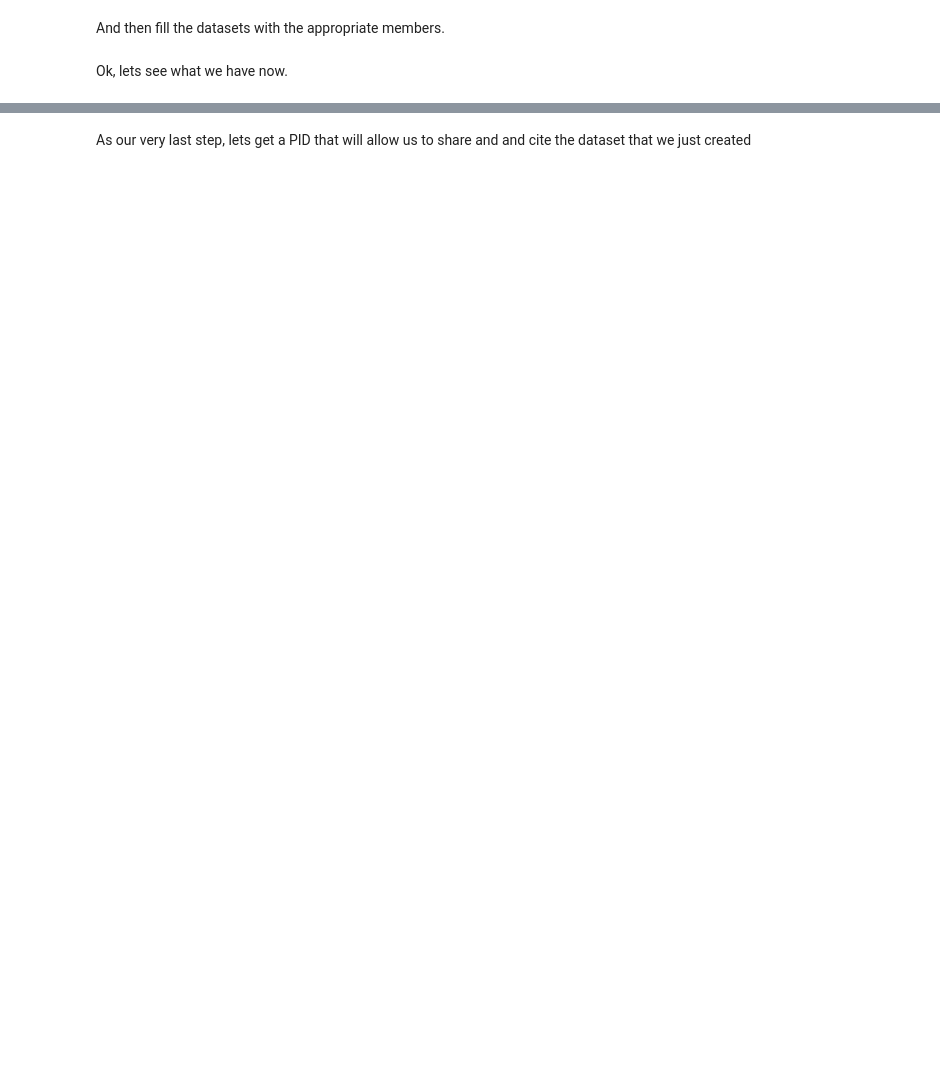
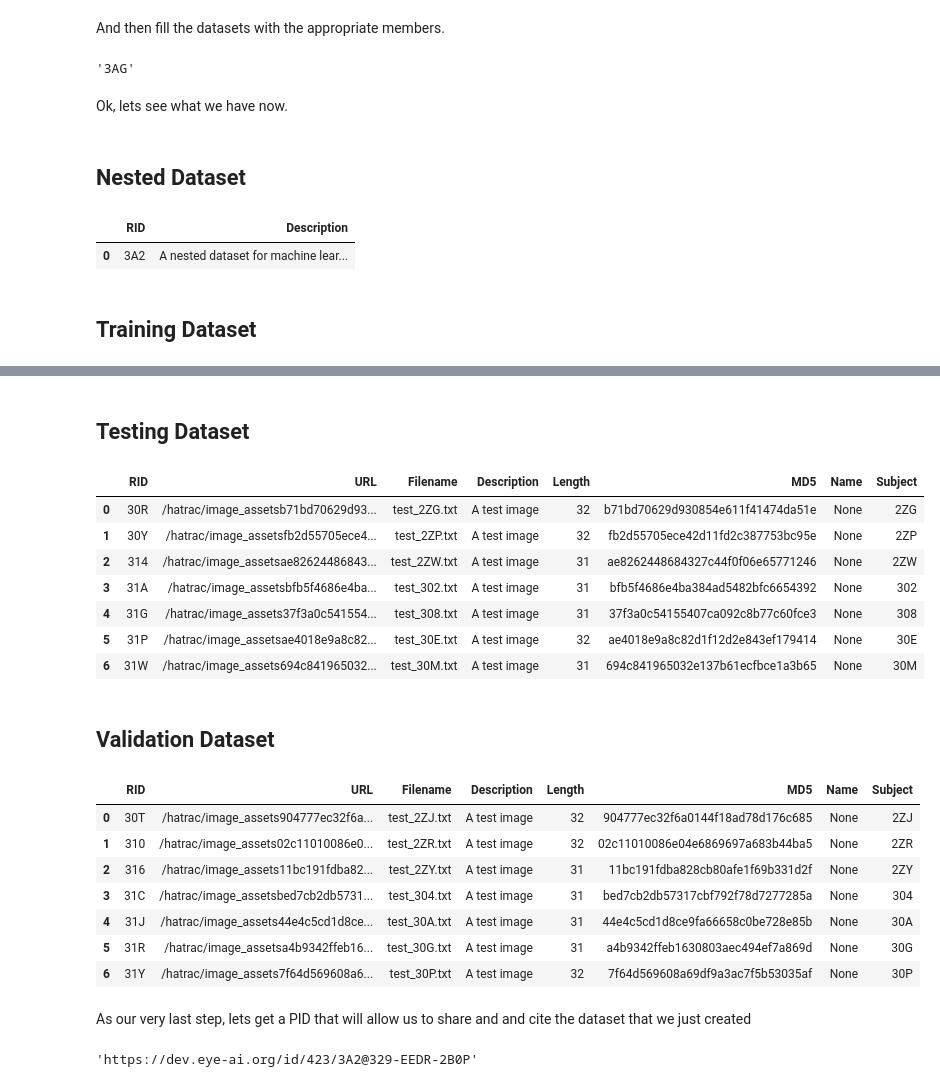
Before and after one commit to informatics-isi-edu/deriva-ml, a Jupyter notebook: deriva_ml/Notebooks/DerivaML Dataset.ipynb, the cells around one changed output, grey strips where cells are left out. Drawn from its saved outputs; the diff is of its cells as text; code cells hidden in the pictures; blank space fills up the shorter version.

```diff
--- a/deriva_ml/Notebooks/DerivaML Dataset.ipynb
+++ b/deriva_ml/Notebooks/DerivaML Dataset.ipynb
@@ -56,0 +66,11 @@ ml_instance.add_term(vt.dataset_type, "Validation", description="Validation data
+# %%
+# Create a new dataset
+ml_instance.add_term(vt.dataset_type, "DemoSet", description="A test dataset")
+ml_instance.add_term(vt.dataset_type, 'Partitioned', description="A partitioned dataset for ML training.")
+ml_instance.add_term(vt.dataset_type, "Subject", description="A test dataset")
+ml_instance.add_term(vt.dataset_type, "Image", description="A test dataset")
+ml_instance.add_term(vt.dataset_type, "Training", description="Training dataset")
+ml_instance.add_term(vt.dataset_type, "Testing", description="Training dataset")
+ml_instance.add_term(vt.dataset_type, "Validation", description="Validation dataset")
+
+ml_instance.list_vocabulary_terms(vt.dataset_type)
@@ -124,10 +244,21 @@ ml_instance.add_dataset_members(dataset_rid=nested_dataset, members=[training_da
 ml_instance.add_dataset_members(dataset_rid=training_dataset, members=training_rids)
 ml_instance.add_dataset_members(dataset_rid=testing_dataset, members=testing_rids)
 ml_instance.add_dataset_members(dataset_rid=validation_dataset, members=validation_rids)
+# %% [output]
+'3AG'
 # %% [markdown]
 Ok, lets see what we have now.
 # %%
+display(Markdown('## Nested Dataset'))
 display(pd.DataFrame(ml_instance.list_dataset_members(nested_dataset)['Dataset']).drop(columns=system_columns))
+display(Markdown('## Training Dataset'))
 display(pd.DataFrame(ml_instance.list_dataset_members(training_dataset)['Image']).drop(columns=system_columns))
+display(Markdown('## Testing Dataset'))
 display(pd.DataFrame(ml_instance.list_dataset_members(testing_dataset)['Image']).drop(columns=system_columns))
+display(Markdown('## Validation Dataset'))
 display(pd.DataFrame(ml_instance.list_dataset_members(validation_dataset)['Image']).drop(columns=system_columns))
+# %% [output]
+## Nested Dataset
+|  | RID | Description |
+| 0 | 3A2 | A nested dataset for machine lear... |
+## Training Dataset
@@ -134,6 +272,26 @@ display(pd.DataFrame(ml_instance.list_dataset_members(validation_dataset)['Image
+## Testing Dataset
+|  | RID | URL | Filename | Description | Length | MD5 | Name | Subject |
+| 0 | 30R | /hatrac/image_assetsb71bd70629d93... | test_2ZG.txt | A test image | 32 | b71bd70629d930854e611f41474da51e | None | 2ZG |
+| 1 | 30Y | /hatrac/image_assetsfb2d55705ece4... | test_2ZP.txt | A test image | 32 | fb2d55705ece42d11fd2c387753bc95e | None | 2ZP |
+| 2 | 314 | /hatrac/image_assetsae82624486843... | test_2ZW.txt | A test image | 31 | ae8262448684327c44f0f06e65771246 | None | 2ZW |
+| 3 | 31A | /hatrac/image_assetsbfb5f4686e4ba... | test_302.txt | A test image | 31 | bfb5f4686e4ba384ad5482bfc6654392 | None | 302 |
+| 4 | 31G | /hatrac/image_assets37f3a0c541554... | test_308.txt | A test image | 31 | 37f3a0c54155407ca092c8b77c60fce3 | None | 308 |
+| 5 | 31P | /hatrac/image_assetsae4018e9a8c82... | test_30E.txt | A test image | 32 | ae4018e9a8c82d1f12d2e843ef179414 | None | 30E |
+| 6 | 31W | /hatrac/image_assets694c841965032... | test_30M.txt | A test image | 31 | 694c841965032e137b61ecfbce1a3b65 | None | 30M |
+## Validation Dataset
+|  | RID | URL | Filename | Description | Length | MD5 | Name | Subject |
+| 0 | 30T | /hatrac/image_assets904777ec32f6a... | test_2ZJ.txt | A test image | 32 | 904777ec32f6a0144f18ad78d176c685 | None | 2ZJ |
+| 1 | 310 | /hatrac/image_assets02c11010086e0... | test_2ZR.txt | A test image | 32 | 02c11010086e04e6869697a683b44ba5 | None | 2ZR |
+| 2 | 316 | /hatrac/image_assets11bc191fdba82... | test_2ZY.txt | A test image | 31 | 11bc191fdba828cb80afe1f69b331d2f | None | 2ZY |
+| 3 | 31C | /hatrac/image_assetsbed7cb2db5731... | test_304.txt | A test image | 31 | bed7cb2db57317cbf792f78d7277285a | None | 304 |
+| 4 | 31J | /hatrac/image_assets44e4c5cd1d8ce... | test_30A.txt | A test image | 31 | 44e4c5cd1d8ce9fa66658c0be728e85b | None | 30A |
+| 5 | 31R | /hatrac/image_assetsa4b9342ffeb16... | test_30G.txt | A test image | 31 | a4b9342ffeb1630803aec494ef7a869d | None | 30G |
+| 6 | 31Y | /hatrac/image_assets7f64d569608a6... | test_30P.txt | A test image | 32 | 7f64d569608a69df9a3ac7f5b53035af | None | 30P |
 # %% [markdown]
 As our very last step, lets get a PID that will allow us to share and and cite the dataset that we just created
 # %%
 ml_instance.cite(nested_dataset)
+# %% [output]
+'https://dev.eye-ai.org/id/423/3A2@329-EEDR-2B0P'
 # %%
 test_catalog.delete_ermrest_catalog(really=True)
```
Also changed, not shown: parts of 15 cells of this notebook, 4 other files.
